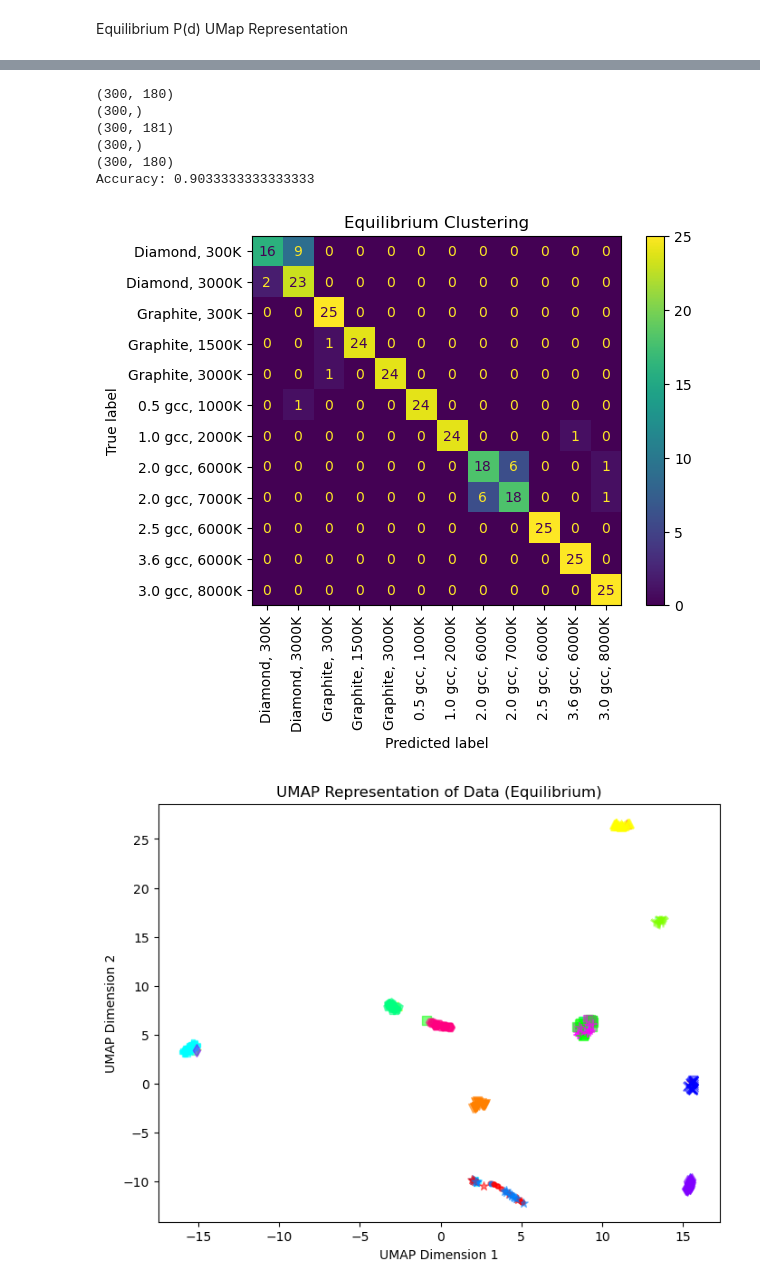
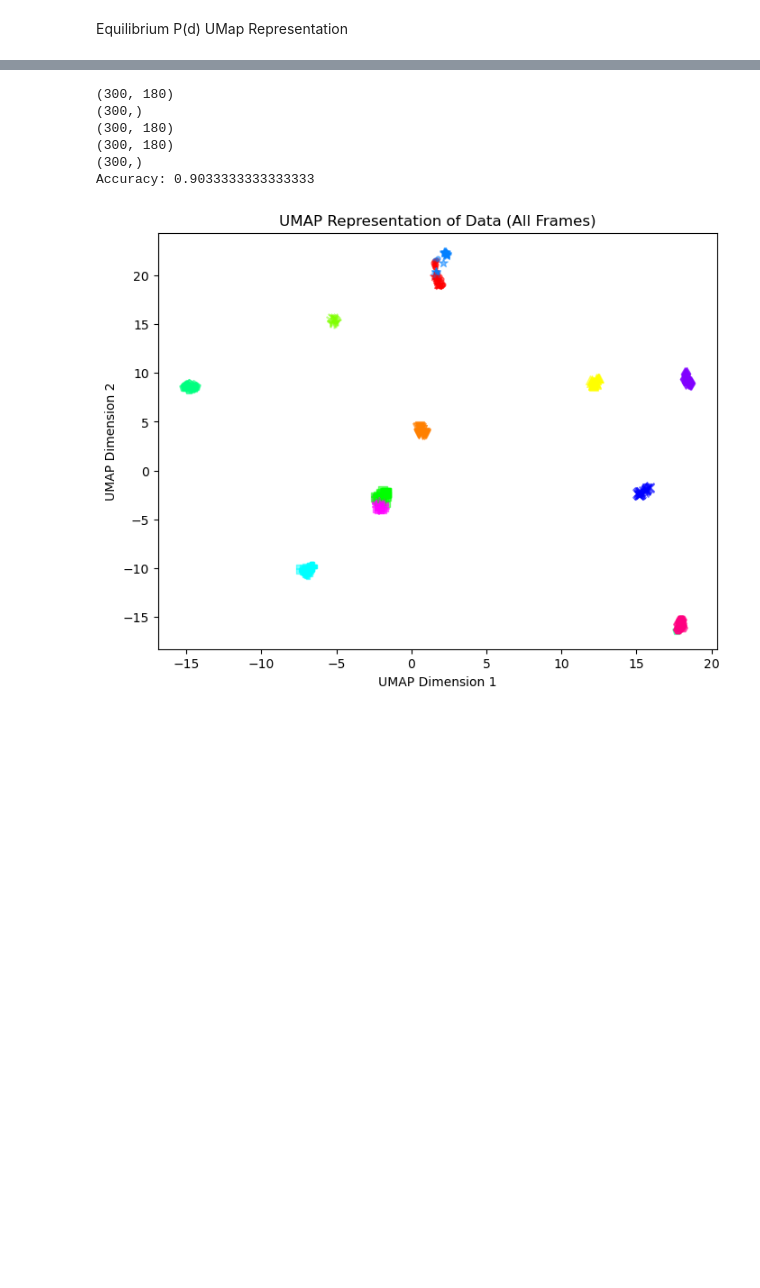
Before and after one commit to laubachb/chimes_CGD-myLLFork, a Jupyter notebook: dissimilarity_clustering/umap_pd.ipynb, the cells around one changed output, grey strips where cells are left out. Cells and saved outputs as stored; diff of their text form; code cells hidden in the pictures; blank space fills up the shorter version.

Commit message:
Fixed indexing error

```diff
--- a/dissimilarity_clustering/umap_pd.ipynb
+++ b/dissimilarity_clustering/umap_pd.ipynb
@@ -171,15 +171,17 @@ max_repetitions = 25
 numbers_range = np.arange(12)
 # Create the array
 labels = np.repeat(numbers_range, max_repetitions)
+all_df = pd.DataFrame(all_array)
+
 print(np.shape(labels))
-all_df = pd.DataFrame(all_array)
+print(np.shape(all_df))
+
 all_df['labels'] = labels
-all_df.dropna()
-print(np.shape(all_df))
-labels = all_df['labels']
-print(np.shape(labels))
+new_labels = all_df['labels']
+all_df.fillna(0, inplace=True)
 all_df.drop(columns=['labels'], inplace=True)
 print(np.shape(all_df))
+print(np.shape(labels))
 
 closest_clusters = []
 for i, row in all_df.iterrows():
@@ -192,66 +194,60 @@ for i, row in all_df.iterrows():
 accuracy = accuracy_score(labels, closest_clusters)
 print("Accuracy:", accuracy)
 
-cm = confusion_matrix(labels, closest_clusters)
+# cm = confusion_matrix(labels, closest_clusters)
 
-# Define the new order of indices for visualization
-new_order = [7, 0, 8, 9, 1, 2, 3, 4, 10, 11, 5, 6]
+# # Define the new order of indices for visualization
+# new_order = [7, 0, 8, 9, 1, 2, 3, 4, 10, 11, 5, 6]
 
-# Reorder rows and columns of the confusion matrix
-reordered_cm = cm[new_order][:, new_order]
+# # Reorder rows and columns of the confusion matrix
+# reordered_cm = cm[new_order][:, new_order]
 
-# Sort the sp_labels dictionary based on the new_order
-sorted_sp_labels = {k: sp_labels[k] for k in sorted(sp_labels, key=lambda x: new_order.index(x))}
+# # Sort the sp_labels dictionary based on the new_order
+# sorted_sp_labels = {k: sp_labels[k] for k in sorted(sp_labels, key=lambda x: new_order.index(x))}
 
-# Plot confusion matrix
-disp = ConfusionMatrixDisplay(confusion_matrix=reordered_cm,
-                               display_labels=[sorted_sp_labels[i] for i in sorted_sp_labels.keys()])
-disp.plot(xticks_rotation=90)
-plt.title("Equilibrium Clustering")
-plt.show()
+# # Plot confusion matrix
+# disp = ConfusionMatrixDisplay(confusion_matrix=reordered_cm,
+#                                display_labels=[sorted_sp_labels[i] for i in sorted_sp_labels.keys()])
+# disp.plot(xticks_rotation=90)
+# plt.title("Equilibrium Clustering")
+# plt.show()
 
 # Create a UMAP model with 2 components (dimensions)
 umap_model = umap.UMAP(n_components=2)
 
-# # Combine the all_equilibrium and avg dataframes
-# # frames = [all_equilibrium_df, avg_df]
-# # all_df = pd.concat(frames)
-
 # Fit the UMAP model to your data and transform it to 2 dimensions
 embedding = umap_model.fit_transform(all_df)
-all_embedding = embedding
 
 # Plot the embedded data with colors and shapes based on labels
 plt.figure(figsize=(8, 6))  # Adjust figure size if needed
 
 # Define the number of unique labels
 num_labels = 12
 
 # Create a colormap using the 'hsv' colormap
 color_map = [mcolors.hsv_to_rgb([i / num_labels, 1, 1]) for i in range(num_labels)]
 
 shape_map = [".","v","^","1","s","p","P","*","x","d","+","H"]    # Add more shapes if needed
 
 # Plot points based on closest clusters
-for i in range(len(closest_clusters)-1):
+for i in range(len(closest_clusters)):
     color = closest_clusters[i]  # Color based on closest cluster
     shape = labels[i]         # Shape based on arr_labels
-    x, y = all_embedding[i]      # Coordinates of the point
+    x, y = embedding[i]      # Coordinates of the point
 
     plt.scatter(x, y, s=50, c=color_map[color], marker=shape_map[shape], alpha=0.5, label=f'Cluster {color} Shape {shape}')
+    #plt.scatter(x, y, s=50, c=color_map[color], marker=shape_map[shape], alpha=0.5, label=f'Cluster {color} Shape')
+    #plt.scatter(x, y, s=50, c=color_map[color], marker=shape_map[shape], alpha=0.5)
 
-# plt.scatter(avg_embedding[:, 0], avg_embedding[:, 1], s=12, c="black", label="Avg. P(d)")
-# plt.scatter(all_embedding[:, 0], all_embedding[:, 1], s=12, label="Avg. P(d)")
 plt.xlabel('UMAP Dimension 1')
 plt.ylabel('UMAP Dimension 2')
-plt.title('UMAP Representation of Data (Equilibrium)')
+plt.title('UMAP Representation of Data (All Frames)')
 plt.show()
 # %% [output]
 (300, 180)
 (300,)
-(300, 181)
+(300, 180)
+(300, 180)
 (300,)
-(300, 180)
 Accuracy: 0.9033333333333333
-[figure, old version]
+[figure, new version]
-[figure, removed]
```
Also changed, not shown: parts of 2 cells of this notebook.
